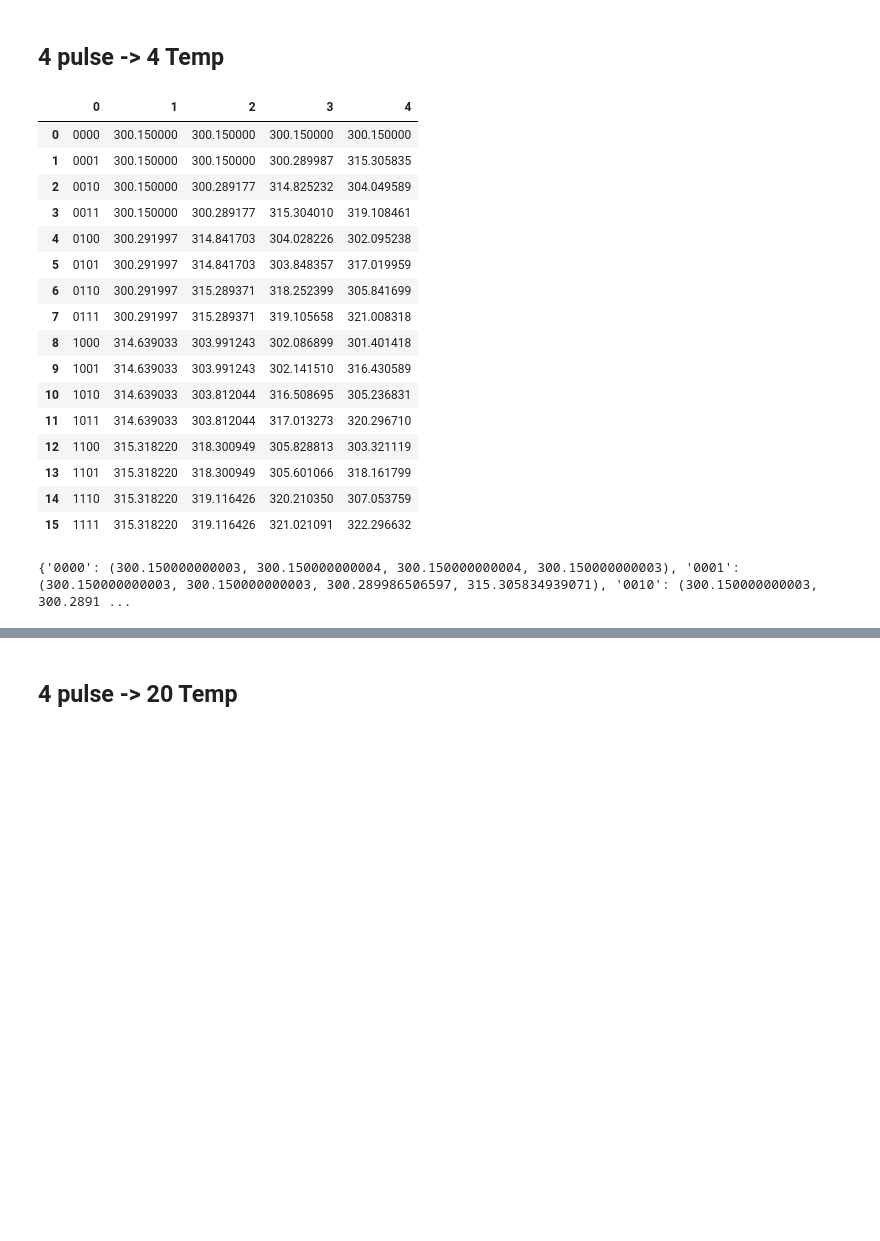
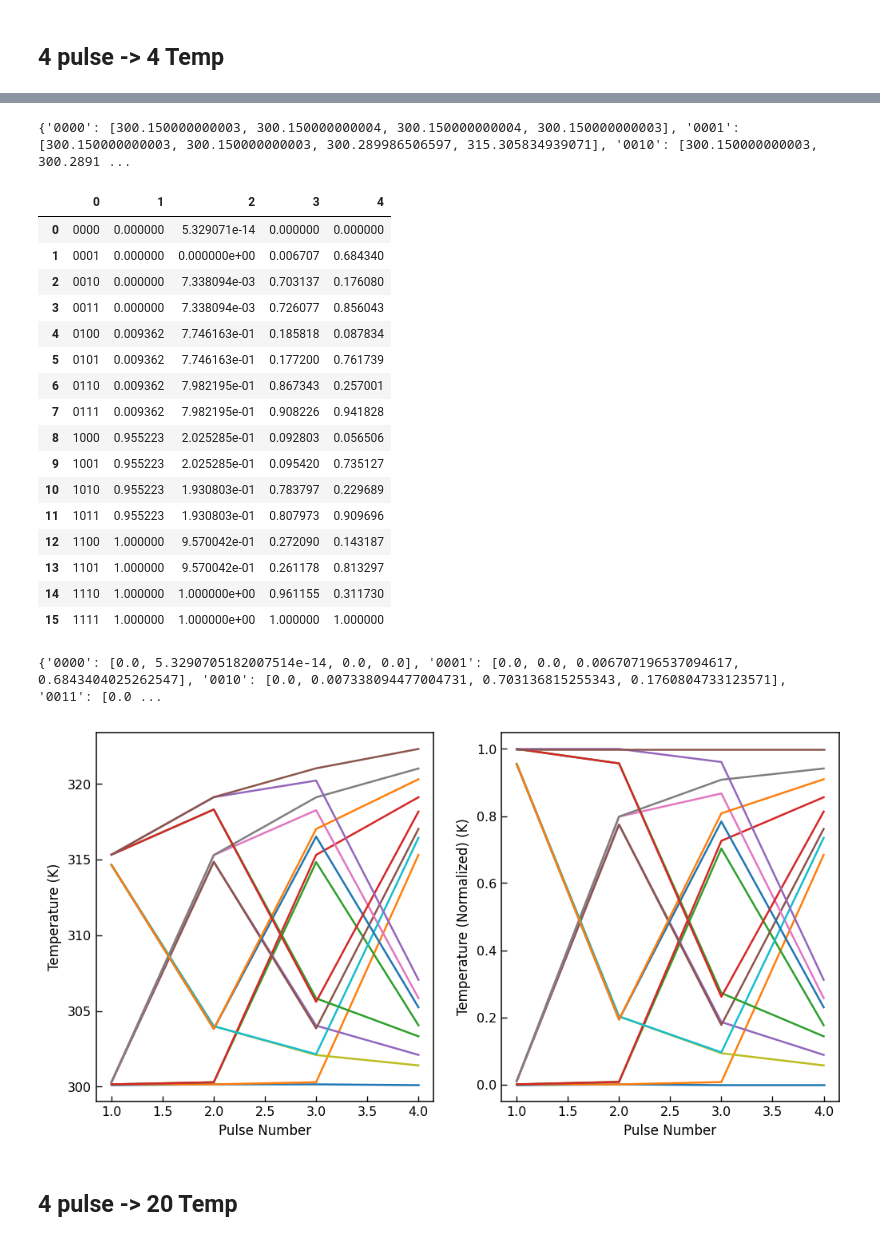
Before and after one commit to Jingyi-Z/ThermalZZZ, a Jupyter notebook: MNIST_thermalzzz.ipynb, the cells around one changed output, grey strips where cells are left out. Cells and saved outputs as stored; diff of their text form; code cells hidden in the pictures; blank space fills up the shorter version.

```diff
--- a/MNIST_thermalzzz.ipynb
+++ b/MNIST_thermalzzz.ipynb
@@ -90,27 +92,32 @@ mpl.rcParams.update({
 # Voltage pulse-temperature mapping
 # %% [markdown]
 ## 4 pulse -> 4 Temp
-# %%
-df_4temp = pd.read_excel(data_path,sheet_name = "mapping4", header = None, dtype={0: object})
-display(df_4temp)
-mapping_4temp = dict(zip(df_4temp.iloc[:,0], df_4temp.iloc[:,1:].apply(tuple, axis=1)))
-print(mapping_4temp)
-# %% [output]
-|  | 0 | 1 | 2 | 3 | 4 |
-| 0 | 0000 | 300.150000 | 300.150000 | 300.150000 | 300.150000 |
-| 1 | 0001 | 300.150000 | 300.150000 | 300.289987 | 315.305835 |
-| 2 | 0010 | 300.150000 | 300.289177 | 314.825232 | 304.049589 |
-| 3 | 0011 | 300.150000 | 300.289177 | 315.304010 | 319.108461 |
-| 4 | 0100 | 300.291997 | 314.841703 | 304.028226 | 302.095238 |
-| 5 | 0101 | 300.291997 | 314.841703 | 303.848357 | 317.019959 |
-| 6 | 0110 | 300.291997 | 315.289371 | 318.252399 | 305.841699 |
-| 7 | 0111 | 300.291997 | 315.289371 | 319.105658 | 321.008318 |
-| 8 | 1000 | 314.639033 | 303.991243 | 302.086899 | 301.401418 |
-| 9 | 1001 | 314.639033 | 303.991243 | 302.141510 | 316.430589 |
-| 10 | 1010 | 314.639033 | 303.812044 | 316.508695 | 305.236831 |
-| 11 | 1011 | 314.639033 | 303.812044 | 317.013273 | 320.296710 |
-| 12 | 1100 | 315.318220 | 318.300949 | 305.828813 | 303.321119 |
-| 13 | 1101 | 315.318220 | 318.300949 | 305.601066 | 318.161799 |
-| 14 | 1110 | 315.318220 | 319.116426 | 320.210350 | 307.053759 |
-| 15 | 1111 | 315.318220 | 319.116426 | 321.021091 | 322.296632 |
-{'0000': (300.150000000003, 300.150000000004, 300.150000000004, 300.150000000003), '0001': (300.150000000003, 300.150000000003, 300.289986506597, 315.305834939071), '0010': (300.150000000003, 300.2891 ...
+# %%
+df_4temp = pd.read_excel(data_path,sheet_name = "mapping4", header = None, dtype={0: object})
+display(df_4temp)
+mapping_4temp = dict(zip(df_4temp.iloc[:,0], df_4temp.iloc[:,1:].apply(list, axis=1)))
+print(mapping_4temp)
+
+# Preprocessing: feature (0,1)
+df_4temp_norm = df_4temp.copy()
+scaler = MinMaxScaler(feature_range=(0, 1))
+df_4temp_norm.iloc[:,1:] = scaler.fit_transform(df_4temp_norm.iloc[:,1:])
+display(df_4temp_norm)
+mapping_4temp_norm = dict(zip(df_4temp_norm.iloc[:,0], df_4temp_norm.iloc[:,1:].apply(list, axis=1)))
+print(mapping_4temp_norm)
+
+plt.figure(figsize = (10,5))
+plt.subplot(1,2,1)
+for i in range (df_4temp.shape[0]):
+  plt.plot(df_4temp.iloc[i,1:],label = df_4temp.iloc[i,0])
+plt.xlabel("Pulse Number")
+plt.ylabel("Temperature (K)")
+
+plt.subplot(1,2,2)
+for i in range (df_4temp_norm.shape[0]):
+  plt.plot(df_4temp_norm.iloc[i,1:],label = df_4temp_norm.iloc[i,0])
+plt.xlabel("Pulse Number")
+plt.ylabel("Temperature (Normalized) (K)")
+
+plt.show()
+# %% [output]
@@ -117,3 +141,23 @@ print(mapping_4temp)
+{'0000': [300.150000000003, 300.150000000004, 300.150000000004, 300.150000000003], '0001': [300.150000000003, 300.150000000003, 300.289986506597, 315.305834939071], '0010': [300.150000000003, 300.2891 ...
+|  | 0 | 1 | 2 | 3 | 4 |
+| 0 | 0000 | 0.000000 | 5.329071e-14 | 0.000000 | 0.000000 |
+| 1 | 0001 | 0.000000 | 0.000000e+00 | 0.006707 | 0.684340 |
+| 2 | 0010 | 0.000000 | 7.338094e-03 | 0.703137 | 0.176080 |
+| 3 | 0011 | 0.000000 | 7.338094e-03 | 0.726077 | 0.856043 |
+| 4 | 0100 | 0.009362 | 7.746163e-01 | 0.185818 | 0.087834 |
+| 5 | 0101 | 0.009362 | 7.746163e-01 | 0.177200 | 0.761739 |
+| 6 | 0110 | 0.009362 | 7.982195e-01 | 0.867343 | 0.257001 |
+| 7 | 0111 | 0.009362 | 7.982195e-01 | 0.908226 | 0.941828 |
+| 8 | 1000 | 0.955223 | 2.025285e-01 | 0.092803 | 0.056506 |
+| 9 | 1001 | 0.955223 | 2.025285e-01 | 0.095420 | 0.735127 |
+| 10 | 1010 | 0.955223 | 1.930803e-01 | 0.783797 | 0.229689 |
+| 11 | 1011 | 0.955223 | 1.930803e-01 | 0.807973 | 0.909696 |
+| 12 | 1100 | 1.000000 | 9.570042e-01 | 0.272090 | 0.143187 |
+| 13 | 1101 | 1.000000 | 9.570042e-01 | 0.261178 | 0.813297 |
+| 14 | 1110 | 1.000000 | 1.000000e+00 | 0.961155 | 0.311730 |
+| 15 | 1111 | 1.000000 | 1.000000e+00 | 1.000000 | 1.000000 |
+{'0000': [0.0, 5.3290705182007514e-14, 0.0, 0.0], '0001': [0.0, 0.0, 0.006707196537094617, 0.6843404025262547], '0010': [0.0, 0.007338094477004731, 0.703136815255343, 0.1760804733123571], '0011': [0.0 ...
+[figure, added]
 # %% [markdown]
 ## 4 pulse -> 20 Temp
 # %% [markdown]
```
Also changed, not shown: parts of 2 cells of this notebook.
